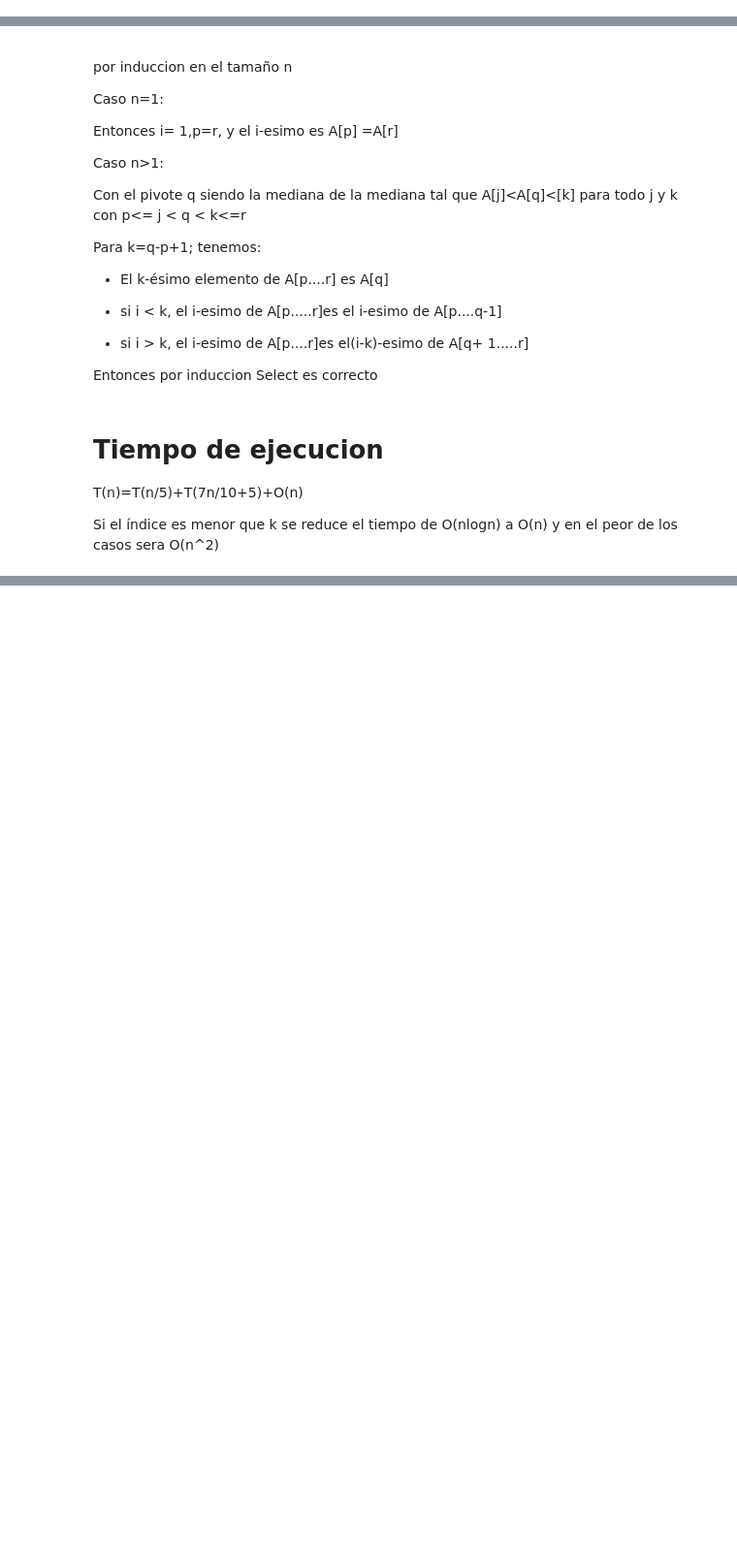
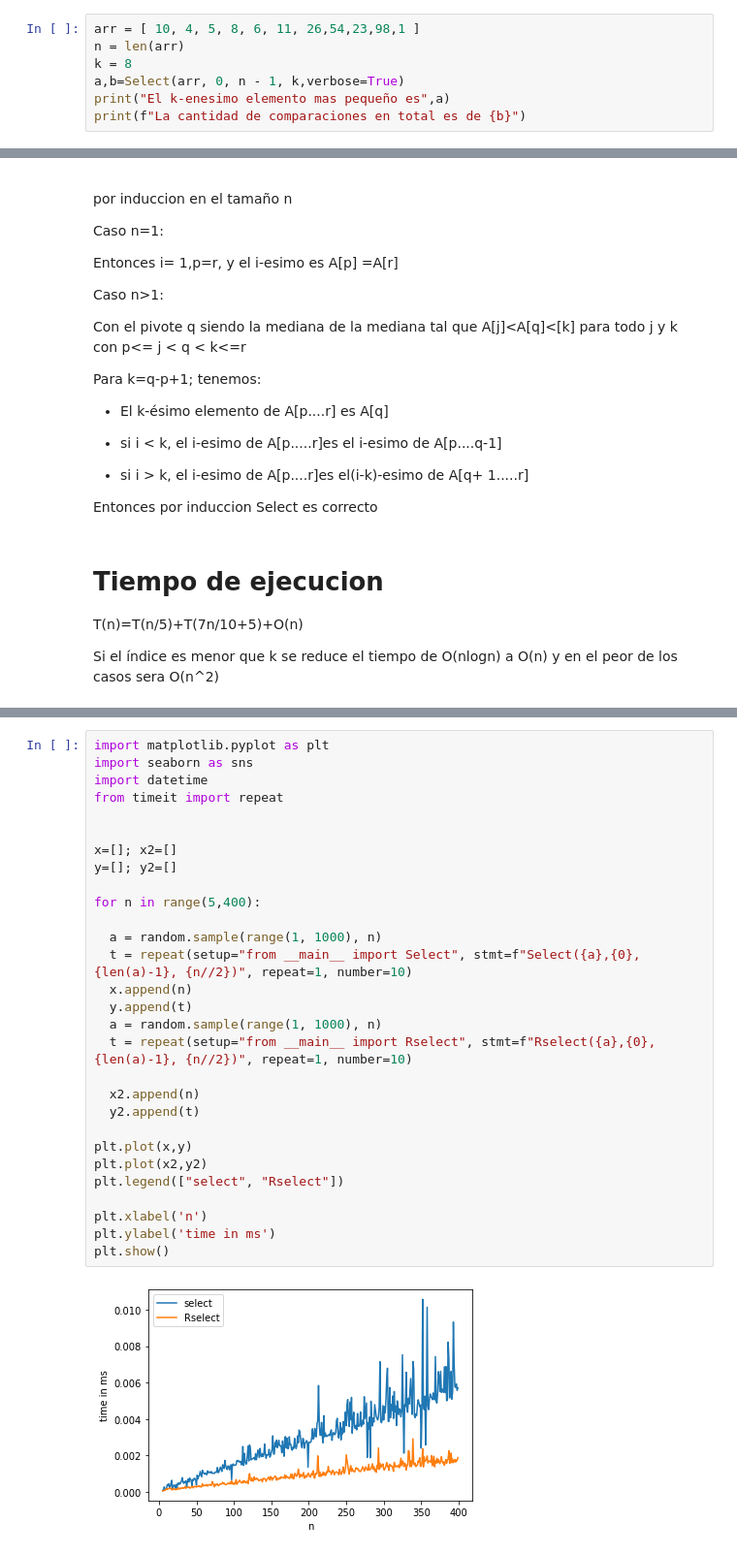
Before and after one commit to Estebanc0/ADA-Informe, a Jupyter notebook: Informe_6.ipynb, the cells around one changed output, grey strips where cells are left out. Shown at 97% size. Saved outputs shown, nothing was run; the diff lists cells and outputs as text; blank space fills up the shorter version.

```diff
--- a/Informe_6.ipynb
+++ b/Informe_6.ipynb
@@ -151,0 +136,7 @@ Salida:el k-ésimo elemento más pequeño del arreglo
+# %%
+arr = [ 10, 4, 5, 8, 6, 11, 26,54,23,98,1 ]
+n = len(arr)
+k = 8
+a,b=Select(arr, 0, n - 1, k,verbose=True)
+print("El k-enesimo elemento mas pequeño es",a)
+print(f"La cantidad de comparaciones en total es de {b}")
@@ -183,0 +216,31 @@ T(n)=T(n/5)+T(7n/10+5)+O(n)
+# %%
+import matplotlib.pyplot as plt
+import seaborn as sns
+import datetime
+from timeit import repeat
+
+
+x=[]; x2=[]
+y=[]; y2=[]
+
+for n in range(5,400):
+
+  a = random.sample(range(1, 1000), n)
+  t = repeat(setup="from __main__ import Select", stmt=f"Select({a},{0},{len(a)-1}, {n//2})", repeat=1, number=10)
+  x.append(n)
+  y.append(t)
+  a = random.sample(range(1, 1000), n)
+  t = repeat(setup="from __main__ import Rselect", stmt=f"Rselect({a},{0},{len(a)-1}, {n//2})", repeat=1, number=10)
+
+  x2.append(n)
+  y2.append(t)
+
+plt.plot(x,y)
+plt.plot(x2,y2)
+plt.legend(["select", "Rselect"])
+
+plt.xlabel('n')
+plt.ylabel('time in ms')
+plt.show()
+# %% [output]
+[figure, added]
```
Also changed, not shown: parts of 18 cells of this notebook.
